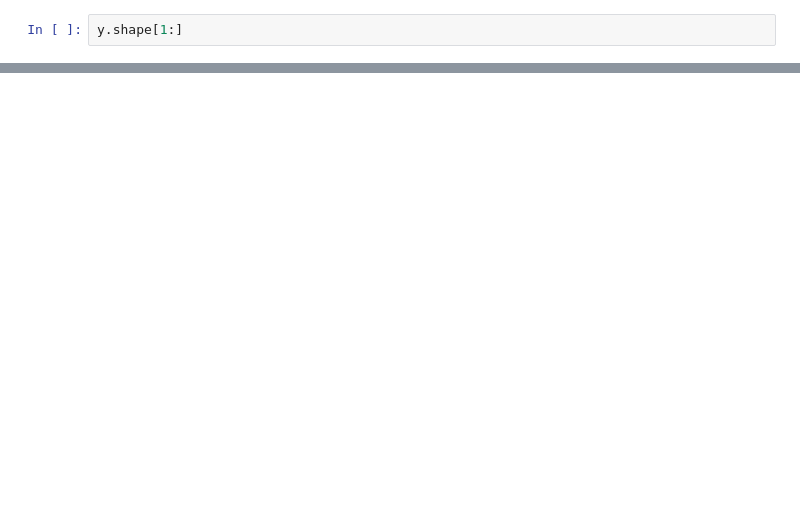
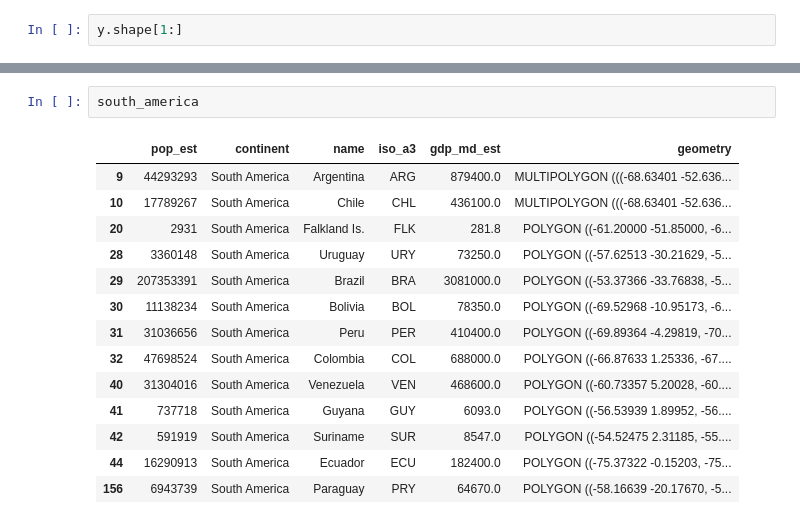
Before and after one commit to danieljtait/tenfem, a Jupyter notebook: examples/notebooks/pde_gp.ipynb, the cells around one changed output, grey strips where cells are left out. Drawn from its saved outputs; the diff is of its cells as text; blank space fills up the shorter version.

```diff
--- a/examples/notebooks/pde_gp.ipynb
+++ b/examples/notebooks/pde_gp.ipynb
@@ -417,0 +514,17 @@ plt.hist(land_reference)
+# %%
+south_america
+# %% [output]
+|  | pop_est | continent | name | iso_a3 | gdp_md_est | geometry |
+| 9 | 44293293 | South America | Argentina | ARG | 879400.0 | MULTIPOLYGON (((-68.63401 -52.636... |
+| 10 | 17789267 | South America | Chile | CHL | 436100.0 | MULTIPOLYGON (((-68.63401 -52.636... |
+| 20 | 2931 | South America | Falkland Is. | FLK | 281.8 | POLYGON ((-61.20000 -51.85000, -6... |
+| 28 | 3360148 | South America | Uruguay | URY | 73250.0 | POLYGON ((-57.62513 -30.21629, -5... |
+| 29 | 207353391 | South America | Brazil | BRA | 3081000.0 | POLYGON ((-53.37366 -33.76838, -5... |
+| 30 | 11138234 | South America | Bolivia | BOL | 78350.0 | POLYGON ((-69.52968 -10.95173, -6... |
+| 31 | 31036656 | South America | Peru | PER | 410400.0 | POLYGON ((-69.89364 -4.29819, -70... |
+| 32 | 47698524 | South America | Colombia | COL | 688000.0 | POLYGON ((-66.87633 1.25336, -67.... |
+| 40 | 31304016 | South America | Venezuela | VEN | 468600.0 | POLYGON ((-60.73357 5.20028, -60.... |
+| 41 | 737718 | South America | Guyana | GUY | 6093.0 | POLYGON ((-56.53939 1.89952, -56.... |
+| 42 | 591919 | South America | Suriname | SUR | 8547.0 | POLYGON ((-54.52475 2.31185, -55.... |
+| 44 | 16290913 | South America | Ecuador | ECU | 182400.0 | POLYGON ((-75.37322 -0.15203, -75... |
+| 156 | 6943739 | South America | Paraguay | PRY | 64670.0 | POLYGON ((-58.16639 -20.17670, -5... |
```
Also changed, not shown: parts of 19 cells of this notebook, 3 other files.
